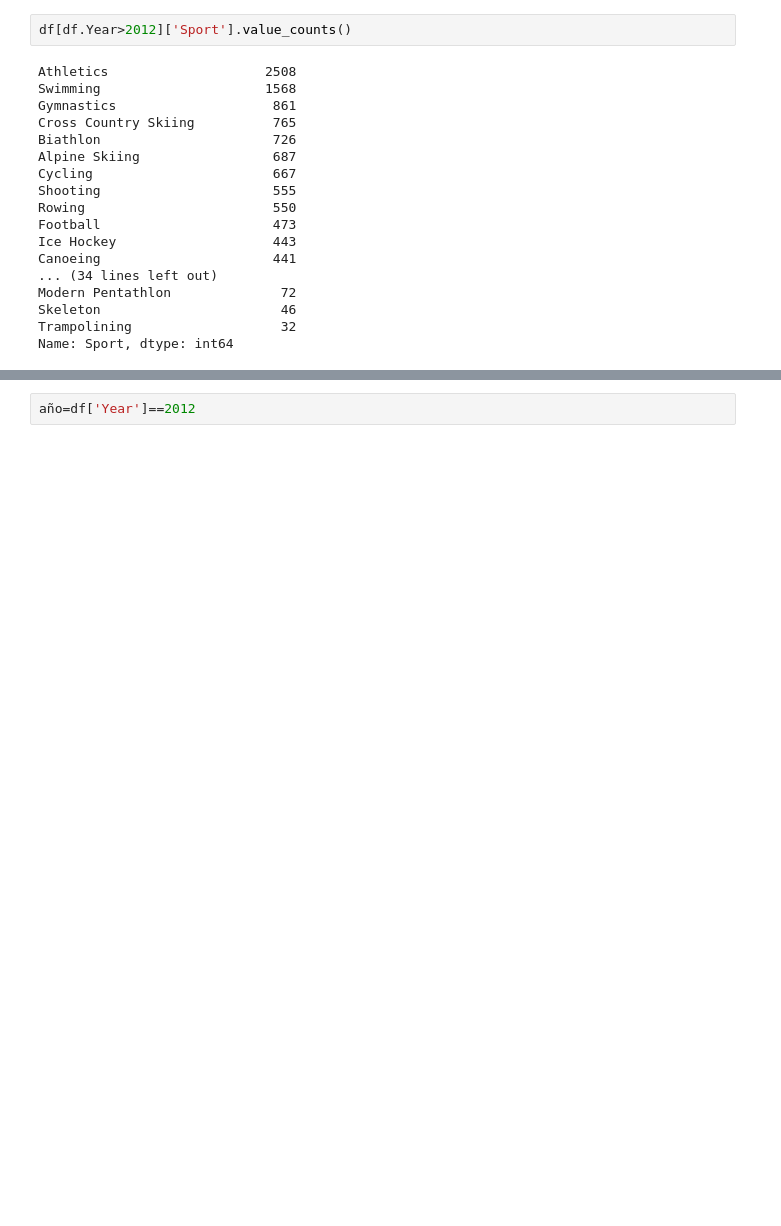
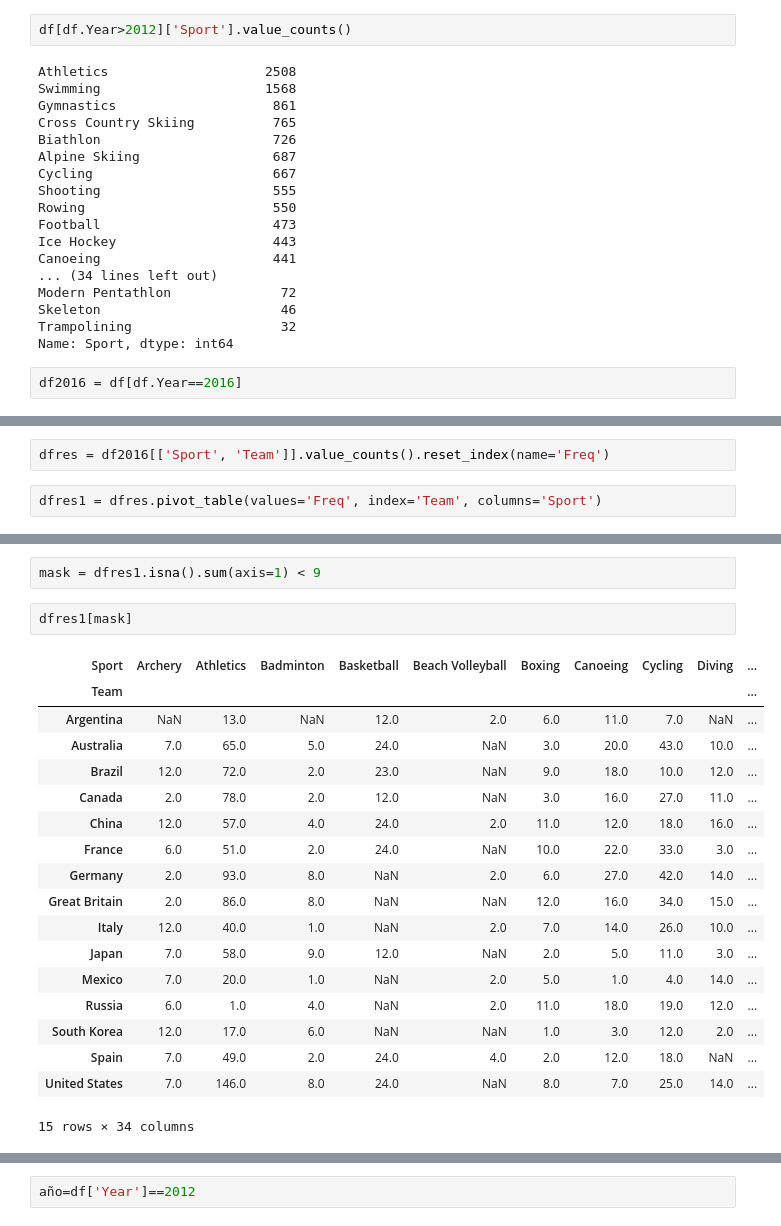
Before and after one commit to suarezpaz/machine-learning-program, a Jupyter notebook: #01. Data Tables & Basic Concepts of Programming/practica_olimpiadas.ipynb, the cells around one changed output, grey strips where cells are left out. Drawn from its saved outputs; the diff is of its cells as text; blank space fills up the shorter version.

```diff
--- a/#01. Data Tables & Basic Concepts of Programming/practica_olimpiadas.ipynb
+++ b/#01. Data Tables & Basic Concepts of Programming/practica_olimpiadas.ipynb
@@ -156,3 +291,5 @@ Modern Pentathlon              72
 Skeleton                       46
 Trampolining                   32
 Name: Sport, dtype: int64
+# %%
+df2016 = df[df.Year==2016]
@@ -158,0 +312,4 @@ Name: Sport, dtype: int64
+# %%
+dfres = df2016[['Sport', 'Team']].value_counts().reset_index(name='Freq')
+# %%
+dfres1 = dfres.pivot_table(values='Freq', index='Team', columns='Sport')
@@ -158,0 +353,23 @@ Name: Sport, dtype: int64
+# %%
+mask = dfres1.isna().sum(axis=1) < 9
+# %%
+dfres1[mask]
+# %% [output]
+| Sport | Archery | Athletics | Badminton | Basketball | Beach Volleyball | Boxing | Canoeing | Cycling | Diving | ... |
+| Team |  |  |  |  |  |  |  |  |  | ... |
+| Argentina | NaN | 13.0 | NaN | 12.0 | 2.0 | 6.0 | 11.0 | 7.0 | NaN | ... |
+| Australia | 7.0 | 65.0 | 5.0 | 24.0 | NaN | 3.0 | 20.0 | 43.0 | 10.0 | ... |
+| Brazil | 12.0 | 72.0 | 2.0 | 23.0 | NaN | 9.0 | 18.0 | 10.0 | 12.0 | ... |
+| Canada | 2.0 | 78.0 | 2.0 | 12.0 | NaN | 3.0 | 16.0 | 27.0 | 11.0 | ... |
+| China | 12.0 | 57.0 | 4.0 | 24.0 | 2.0 | 11.0 | 12.0 | 18.0 | 16.0 | ... |
+| France | 6.0 | 51.0 | 2.0 | 24.0 | NaN | 10.0 | 22.0 | 33.0 | 3.0 | ... |
+| Germany | 2.0 | 93.0 | 8.0 | NaN | 2.0 | 6.0 | 27.0 | 42.0 | 14.0 | ... |
+| Great Britain | 2.0 | 86.0 | 8.0 | NaN | NaN | 12.0 | 16.0 | 34.0 | 15.0 | ... |
+| Italy | 12.0 | 40.0 | 1.0 | NaN | 2.0 | 7.0 | 14.0 | 26.0 | 10.0 | ... |
+| Japan | 7.0 | 58.0 | 9.0 | 12.0 | NaN | 2.0 | 5.0 | 11.0 | 3.0 | ... |
+| Mexico | 7.0 | 20.0 | 1.0 | NaN | 2.0 | 5.0 | 1.0 | 4.0 | 14.0 | ... |
+| Russia | 6.0 | 1.0 | 4.0 | NaN | 2.0 | 11.0 | 18.0 | 19.0 | 12.0 | ... |
+| South Korea | 12.0 | 17.0 | 6.0 | NaN | NaN | 1.0 | 3.0 | 12.0 | 2.0 | ... |
+| Spain | 7.0 | 49.0 | 2.0 | 24.0 | 4.0 | 2.0 | 12.0 | 18.0 | NaN | ... |
+| United States | 7.0 | 146.0 | 8.0 | 24.0 | NaN | 8.0 | 7.0 | 25.0 | 14.0 | ... |
+15 rows × 34 columns
```
Also changed, not shown: parts of 35 cells of this notebook, 3 other files.
